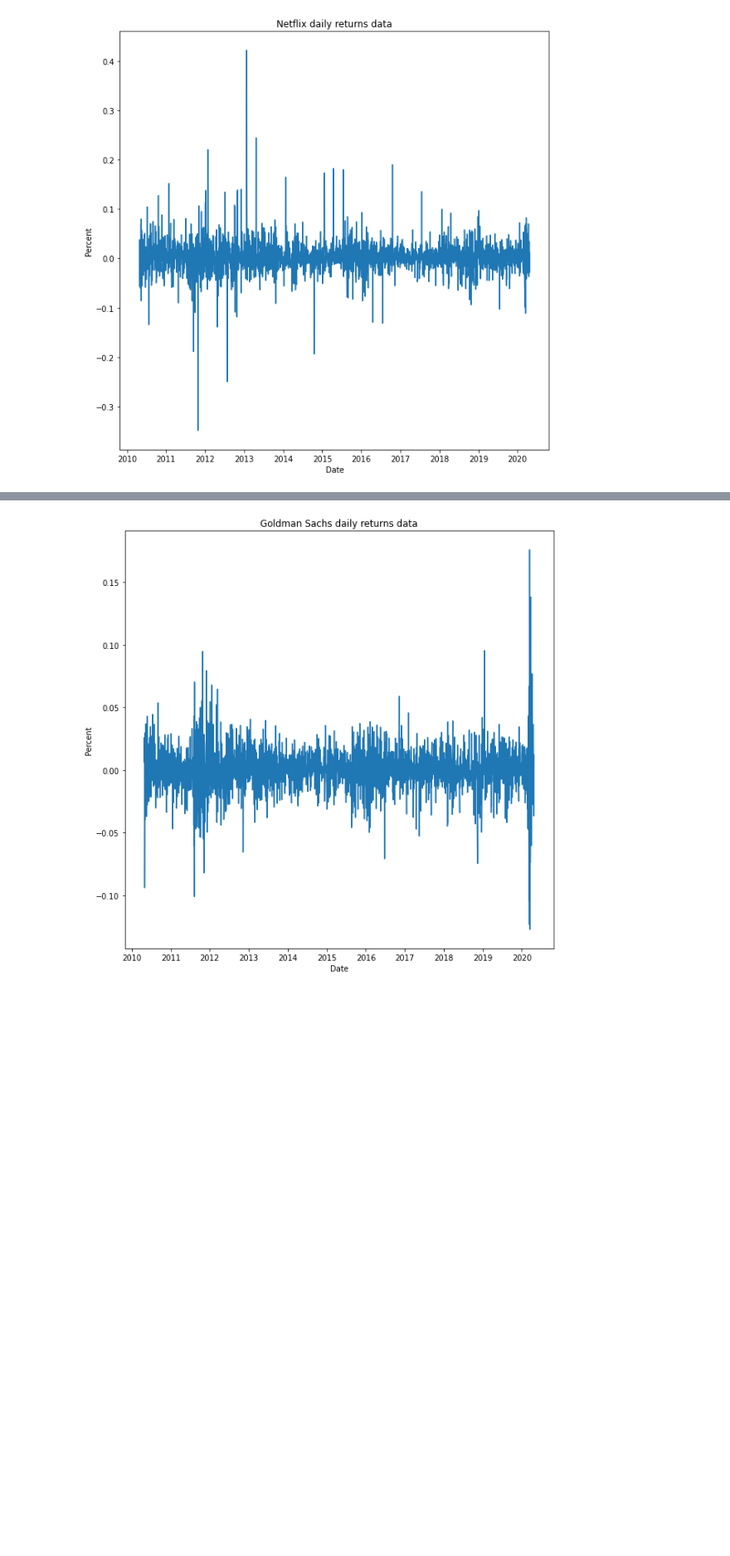
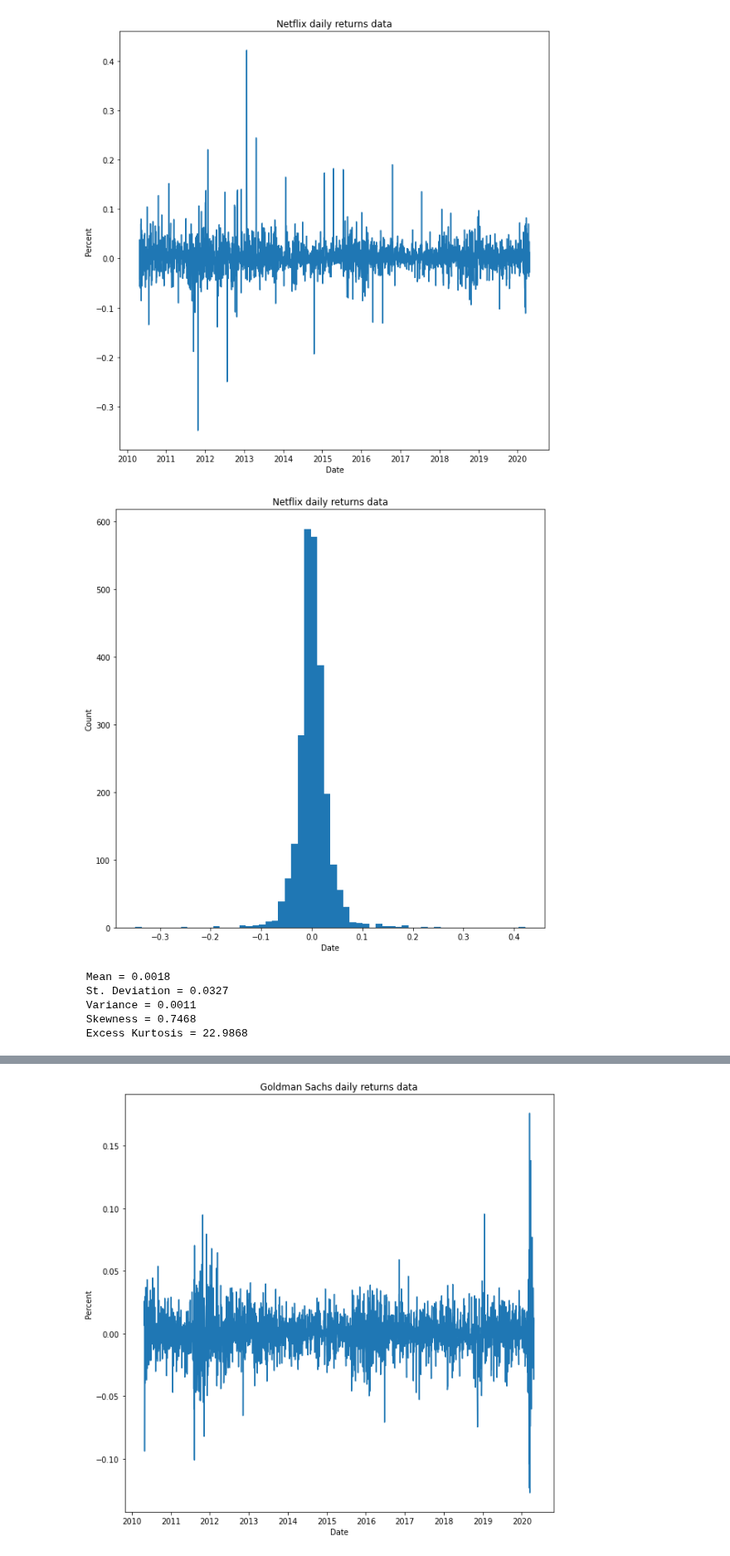
Before and after one commit to PomazkinG/Particle, a Jupyter notebook: Particle.ipynb, the cells around one changed output, grey strips where cells are left out. Shown at 83% size. Cells and saved outputs as stored; diff of their text form; code cells hidden in the pictures; blank space fills up the shorter version.

```diff
--- a/Particle.ipynb
+++ b/Particle.ipynb
@@ -79,3 +76,23 @@ plt.title("Netflix daily returns data")
 plt.show()
 # %% [output]
 [figure]
+# %%
+plt.figure(figsize=(10,10))
+df_daily_return['NFLX'].plot.hist(bins = 60)
+plt.xlabel("Date")
+plt.ylabel("Count")
+plt.title("Netflix daily returns data")
+plt.show()
+print('\n','Mean =', round(np.mean(df_daily_return['NFLX'].dropna()),4), '\n',
+'St. Deviation =', round(np.std(df_daily_return['NFLX'].dropna()),4), '\n',
+'Variance =',round(np.std(df_daily_return['NFLX'].dropna())**2,4), '\n',
+'Skewness =',round(skew(df_daily_return['NFLX'].dropna()),4), '\n',
+'Excess Kurtosis =',round(kurtosis(df_daily_return['NFLX'].dropna()),4),
+)
+# %% [output]
+[figure, added]
+ Mean = 0.0018
+ St. Deviation = 0.0327
+ Variance = 0.0011
+ Skewness = 0.7468
+ Excess Kurtosis = 22.9868
```
Also changed, not shown: parts of 9 cells of this notebook.
